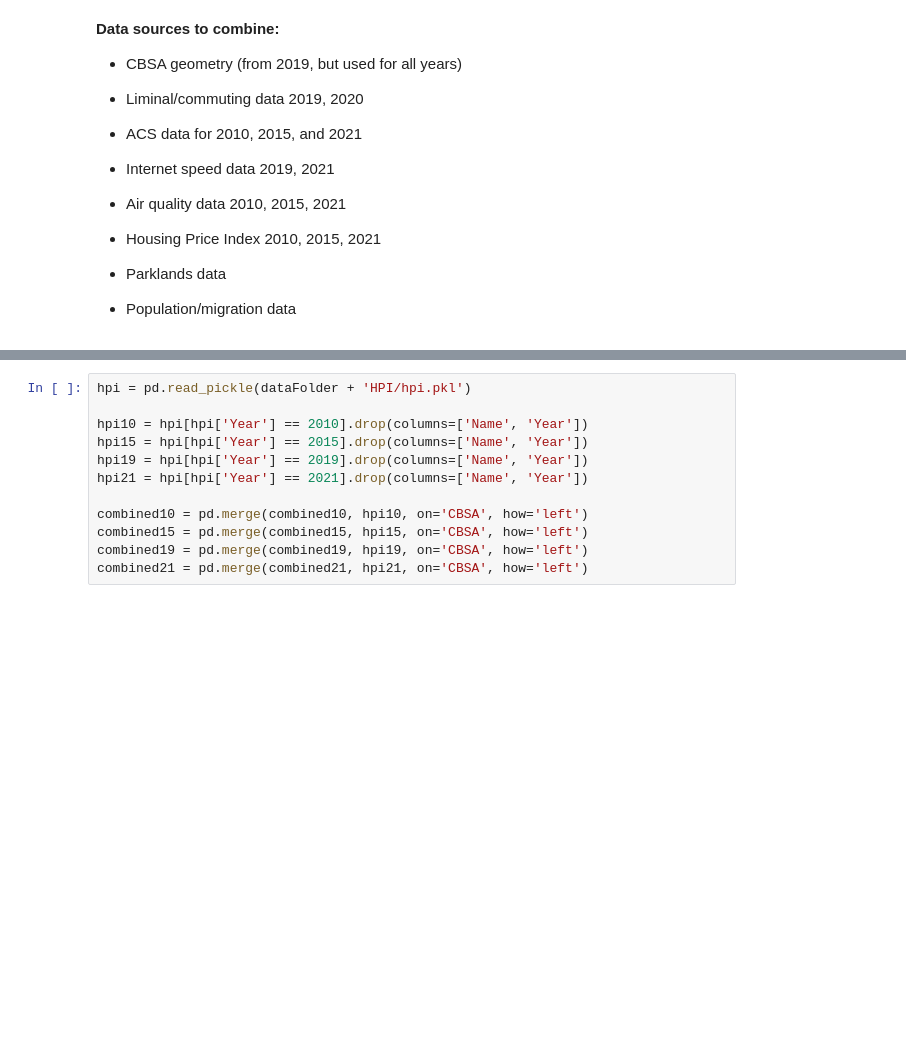
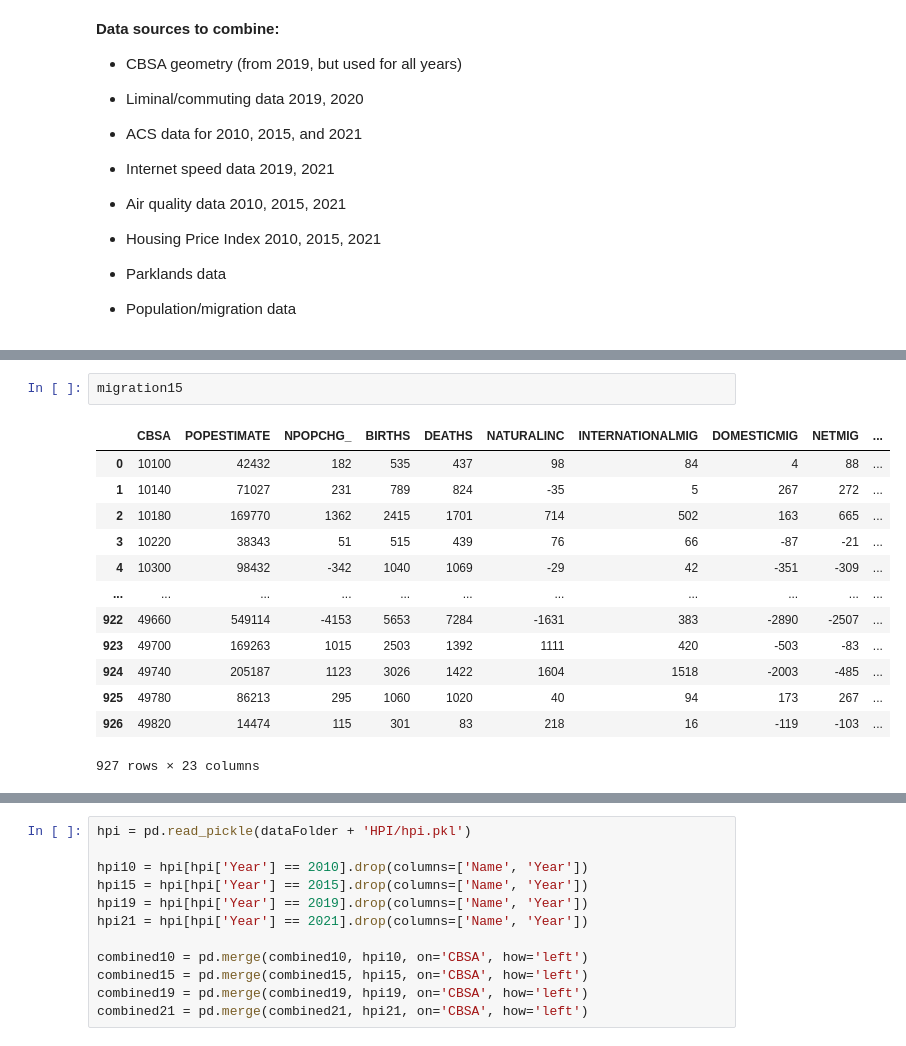
Before and after one commit to ElliottGAbel/Liminal_Cities, a Jupyter notebook: combine_data.ipynb, the cells around one changed output, grey strips where cells are left out. Drawn from its saved outputs; the diff is of its cells as text; blank space fills up the shorter version.

```diff
--- a/combine_data.ipynb
+++ b/combine_data.ipynb
@@ -145,0 +165,16 @@ combined21 = pd.merge(combined21, aqi21, on='CBSA', how='left')
+# %%
+migration15
+# %% [output]
+|  | CBSA | POPESTIMATE | NPOPCHG_ | BIRTHS | DEATHS | NATURALINC | INTERNATIONALMIG | DOMESTICMIG | NETMIG | ... |
+| 0 | 10100 | 42432 | 182 | 535 | 437 | 98 | 84 | 4 | 88 | ... |
+| 1 | 10140 | 71027 | 231 | 789 | 824 | -35 | 5 | 267 | 272 | ... |
+| 2 | 10180 | 169770 | 1362 | 2415 | 1701 | 714 | 502 | 163 | 665 | ... |
+| 3 | 10220 | 38343 | 51 | 515 | 439 | 76 | 66 | -87 | -21 | ... |
+| 4 | 10300 | 98432 | -342 | 1040 | 1069 | -29 | 42 | -351 | -309 | ... |
+| ... | ... | ... | ... | ... | ... | ... | ... | ... | ... | ... |
+| 922 | 49660 | 549114 | -4153 | 5653 | 7284 | -1631 | 383 | -2890 | -2507 | ... |
+| 923 | 49700 | 169263 | 1015 | 2503 | 1392 | 1111 | 420 | -503 | -83 | ... |
+| 924 | 49740 | 205187 | 1123 | 3026 | 1422 | 1604 | 1518 | -2003 | -485 | ... |
+| 925 | 49780 | 86213 | 295 | 1060 | 1020 | 40 | 94 | 173 | 267 | ... |
+| 926 | 49820 | 14474 | 115 | 301 | 83 | 218 | 16 | -119 | -103 | ... |
+927 rows × 23 columns
```
Also changed, not shown: parts of 29 cells of this notebook.
